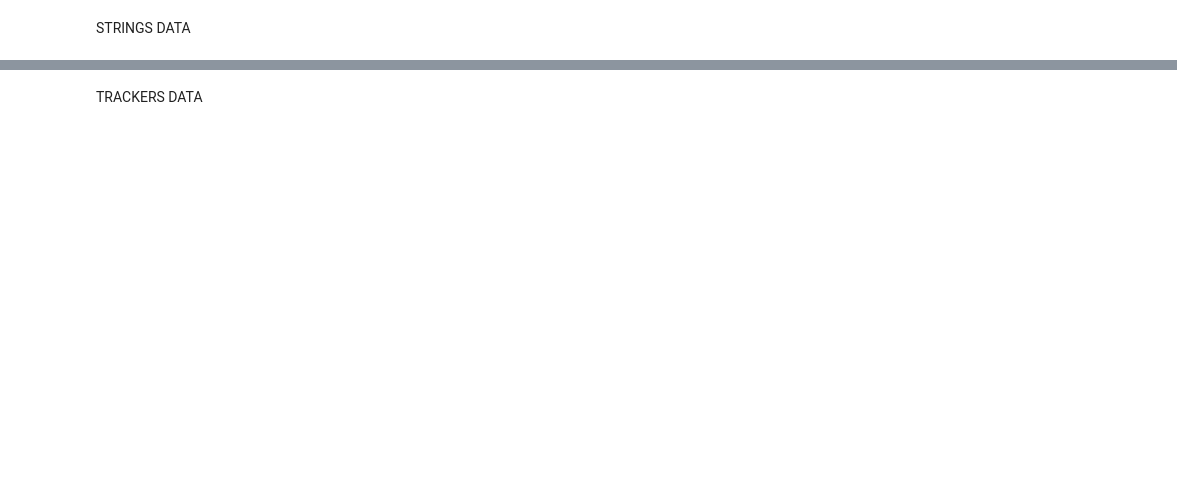
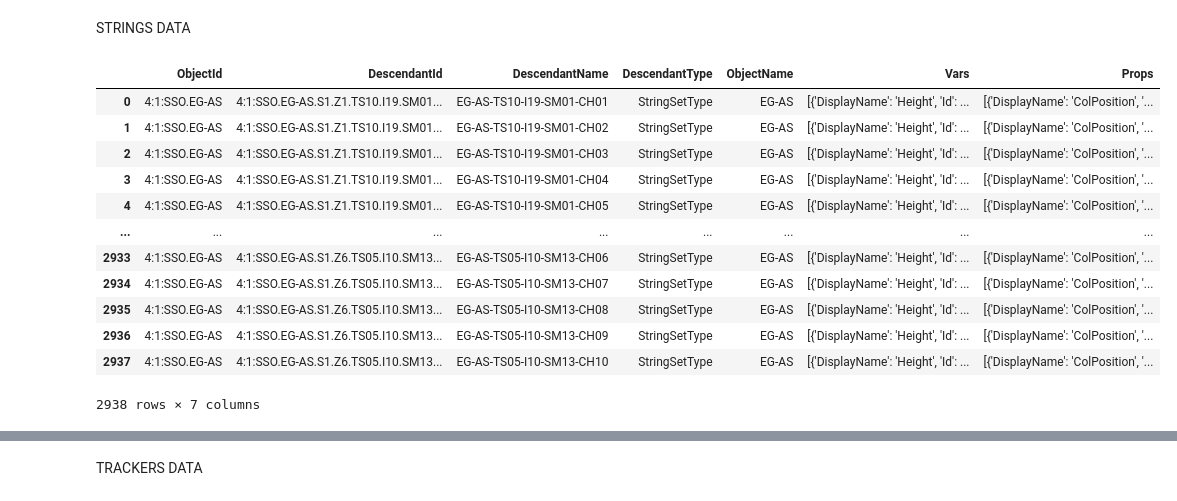
Before and after one commit to PrediktorAS/pyPrediktorMapClient, a Jupyter notebook: notebooks/Example_Data_Downloading.ipynb, the cells around one changed output, grey strips where cells are left out. Drawn from its saved outputs; the diff is of its cells as text; code cells hidden in the pictures; blank space fills up the shorter version.

```diff
--- a/notebooks/Example_Data_Downloading.ipynb
+++ b/notebooks/Example_Data_Downloading.ipynb
@@ -100,3 +154,18 @@ STRINGS DATA
 # %%
 # Strings set data
 strings = mdx.get_object_descendants("StringSetType", site, "PV_Assets")
+strings
+# %% [output]
+|  | ObjectId | DescendantId | DescendantName | DescendantType | ObjectName | Vars | Props |
+| 0 | 4:1:SSO.EG-AS | 4:1:SSO.EG-AS.S1.Z1.TS10.I19.SM01... | EG-AS-TS10-I19-SM01-CH01 | StringSetType | EG-AS | [{'DisplayName': 'Height', 'Id': ... | [{'DisplayName': 'ColPosition', '... |
+| 1 | 4:1:SSO.EG-AS | 4:1:SSO.EG-AS.S1.Z1.TS10.I19.SM01... | EG-AS-TS10-I19-SM01-CH02 | StringSetType | EG-AS | [{'DisplayName': 'Height', 'Id': ... | [{'DisplayName': 'ColPosition', '... |
+| 2 | 4:1:SSO.EG-AS | 4:1:SSO.EG-AS.S1.Z1.TS10.I19.SM01... | EG-AS-TS10-I19-SM01-CH03 | StringSetType | EG-AS | [{'DisplayName': 'Height', 'Id': ... | [{'DisplayName': 'ColPosition', '... |
+| 3 | 4:1:SSO.EG-AS | 4:1:SSO.EG-AS.S1.Z1.TS10.I19.SM01... | EG-AS-TS10-I19-SM01-CH04 | StringSetType | EG-AS | [{'DisplayName': 'Height', 'Id': ... | [{'DisplayName': 'ColPosition', '... |
+| 4 | 4:1:SSO.EG-AS | 4:1:SSO.EG-AS.S1.Z1.TS10.I19.SM01... | EG-AS-TS10-I19-SM01-CH05 | StringSetType | EG-AS | [{'DisplayName': 'Height', 'Id': ... | [{'DisplayName': 'ColPosition', '... |
+| ... | ... | ... | ... | ... | ... | ... | ... |
+| 2933 | 4:1:SSO.EG-AS | 4:1:SSO.EG-AS.S1.Z6.TS05.I10.SM13... | EG-AS-TS05-I10-SM13-CH06 | StringSetType | EG-AS | [{'DisplayName': 'Height', 'Id': ... | [{'DisplayName': 'ColPosition', '... |
+| 2934 | 4:1:SSO.EG-AS | 4:1:SSO.EG-AS.S1.Z6.TS05.I10.SM13... | EG-AS-TS05-I10-SM13-CH07 | StringSetType | EG-AS | [{'DisplayName': 'Height', 'Id': ... | [{'DisplayName': 'ColPosition', '... |
+| 2935 | 4:1:SSO.EG-AS | 4:1:SSO.EG-AS.S1.Z6.TS05.I10.SM13... | EG-AS-TS05-I10-SM13-CH08 | StringSetType | EG-AS | [{'DisplayName': 'Height', 'Id': ... | [{'DisplayName': 'ColPosition', '... |
+| 2936 | 4:1:SSO.EG-AS | 4:1:SSO.EG-AS.S1.Z6.TS05.I10.SM13... | EG-AS-TS05-I10-SM13-CH09 | StringSetType | EG-AS | [{'DisplayName': 'Height', 'Id': ... | [{'DisplayName': 'ColPosition', '... |
+| 2937 | 4:1:SSO.EG-AS | 4:1:SSO.EG-AS.S1.Z6.TS05.I10.SM13... | EG-AS-TS05-I10-SM13-CH10 | StringSetType | EG-AS | [{'DisplayName': 'Height', 'Id': ... | [{'DisplayName': 'ColPosition', '... |
+2938 rows × 7 columns
```
Also changed, not shown: parts of 28 cells of this notebook, 2 other files.
